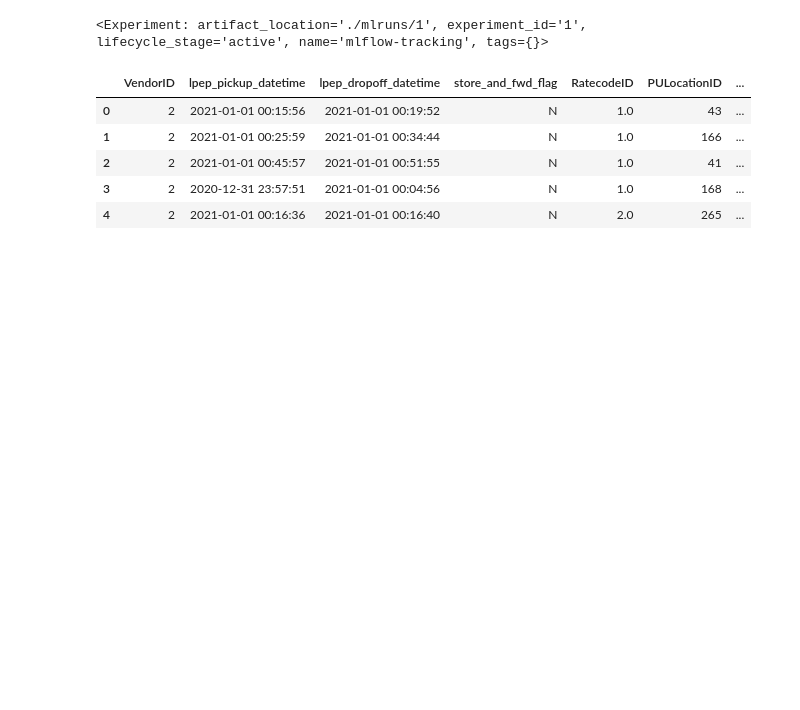
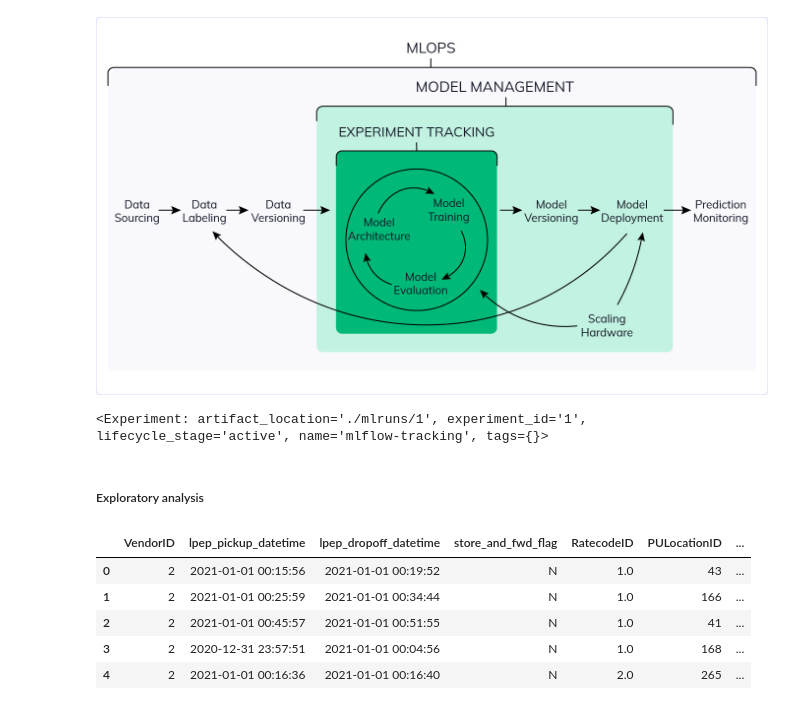
Before and after one commit to athiq-ahmed/ML-ops, a Jupyter notebook: 02-experiment-tracking/03.model-management.ipynb, the cells around one changed output. Saved outputs shown, nothing was run; the diff lists cells and outputs as text; code cells hidden in the pictures; blank space fills up the shorter version.

```diff
--- a/02-experiment-tracking/03.model-management.ipynb
+++ b/02-experiment-tracking/03.model-management.ipynb
@@ -29,3 +20,8 @@ import mlflow
+# %%
+url = 'https://i0.wp.com/neptune.ai/wp-content/uploads/MLOps_cycle.jpg'
+IPython.display.Image(url, width = 750)
+# %% [output]
+[figure, added]
 # %%
 mlflow.set_tracking_uri("sqlite:///mlflow.db")
 mlflow.set_experiment("mlflow-tracking")
@@ -34 +33,3 @@ mlflow.set_experiment("mlflow-tracking")
+# %% [markdown]
+##### Exploratory analysis
 # %%
```
Also changed, not shown: parts of 21 cells of this notebook.
